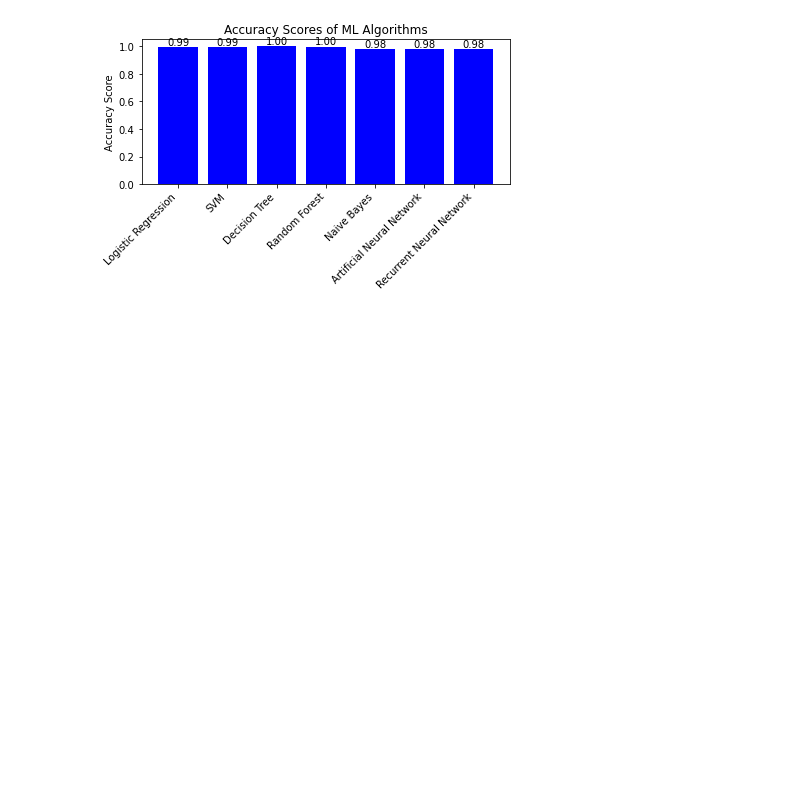
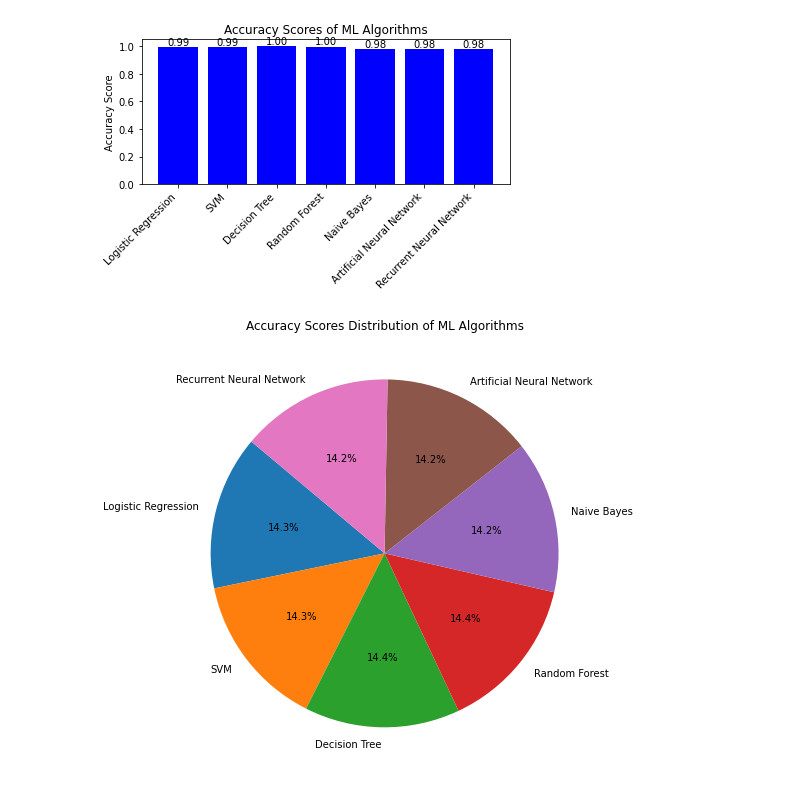
Before and after one commit to FKTech123/Indian-Crime-Rate-Prediction, a Jupyter notebook: Indian-Crime-Data-Analysis-Forecasting.ipynb, the cells around one changed output. Drawn from its saved outputs; the diff is of its cells as text; code cells hidden in the pictures; blank space fills up the shorter version.

```diff
--- a/Indian-Crime-Data-Analysis-Forecasting.ipynb
+++ b/Indian-Crime-Data-Analysis-Forecasting.ipynb
@@ -1161,29 +1161,29 @@ dt_score = dt.score(X_test, y_test)
 dt_score = dt.score(X_test, y_test)
 print('Decision tree score : ',dt_score)
 print()
-dt_cm = confusion_matrix(y_test, svm_pred)
+dt_cm = confusion_matrix(y_test, dt_pred)
 print('Confusion matrix: ')
 print(dt_cm)
 print()
 # print(classification_report(y_test, log_pred))
 # accuracy: (tp + tn) / (p + n)
-svm_accuracy = accuracy_score(y_test, svm_pred)
-print('Accuracy: %f' % svm_accuracy)
+dt_accuracy = accuracy_score(y_test, dt_pred)
+print('Accuracy: %f' % dt_accuracy)
 print()
 # precision tp / (tp + fp)
-svm_precision = precision_score(y_test, svm_pred, average='weighted')
-print('Precision: %f' % svm_precision)
+dt_precision = precision_score(y_test, dt_pred, average='weighted')
+print('Precision: %f' % dt_precision)
 print()
 # recall: tp / (tp + fn)
-svm_recall = recall_score(y_test, svm_pred, average='weighted')
-print('Recall: %f' % svm_recall)
+dt_recall = recall_score(y_test, dt_pred, average='weighted')
+print('Recall: %f' % dt_recall)
 print()
 # f1: 2 tp / (2 tp + fp + fn)
-svm_f1 = f1_score(y_test, svm_pred, average='weighted')
-print('F1 score: %f' % svm_f1)
+dt_f1 = f1_score(y_test, dt_pred, average='weighted')
+print('F1 score: %f' % dt_f1)
 print()
 print()
-print(classification_report(y_test, svm_pred))
+print(classification_report(y_test, dt_pred))
 # %% [output]
 Decision tree score :  1.0
 
@@ -1656,3 +1659,15 @@ plt.tight_layout()
 plt.show()
 # %% [output]
 [figure]
+# %%
+# Create a pie chart
+# Assuming you have accuracy scores for each algorithm stored in the following variable
+accuracy = [log_accuracy, svm_accuracy, dt_accuracy, rf_accuracy, nb_accuracy, ANN_accuracy, RNN_accuracy]
+
+# Create a pie chart
+plt.figure(figsize=(8, 8))
+plt.pie(accuracy, labels=algorithm_names, autopct='%1.1f%%', startangle=140)
+plt.title('Accuracy Scores Distribution of ML Algorithms')
+plt.show()
+# %% [output]
+[figure, added]
```
Also changed, not shown: parts of 27 cells of this notebook.
